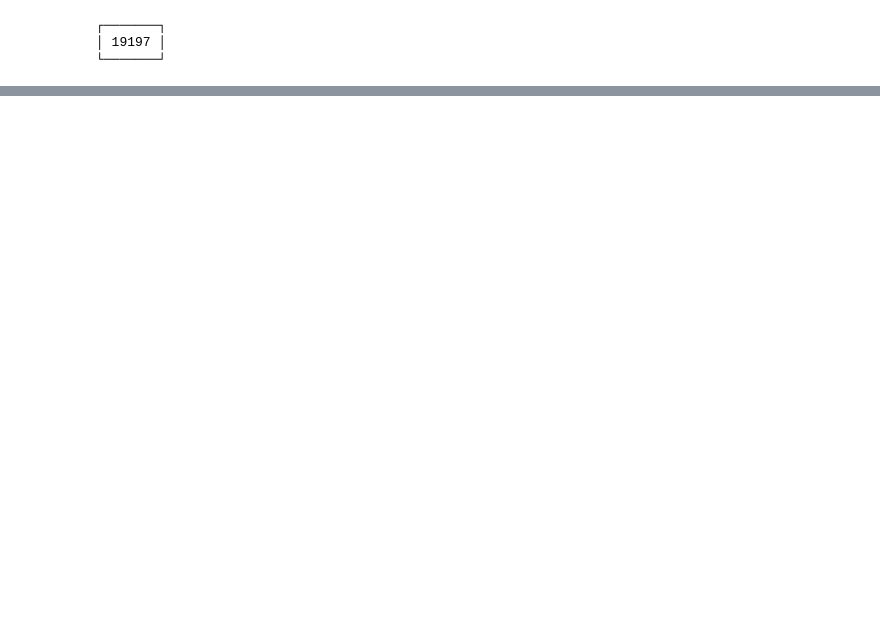
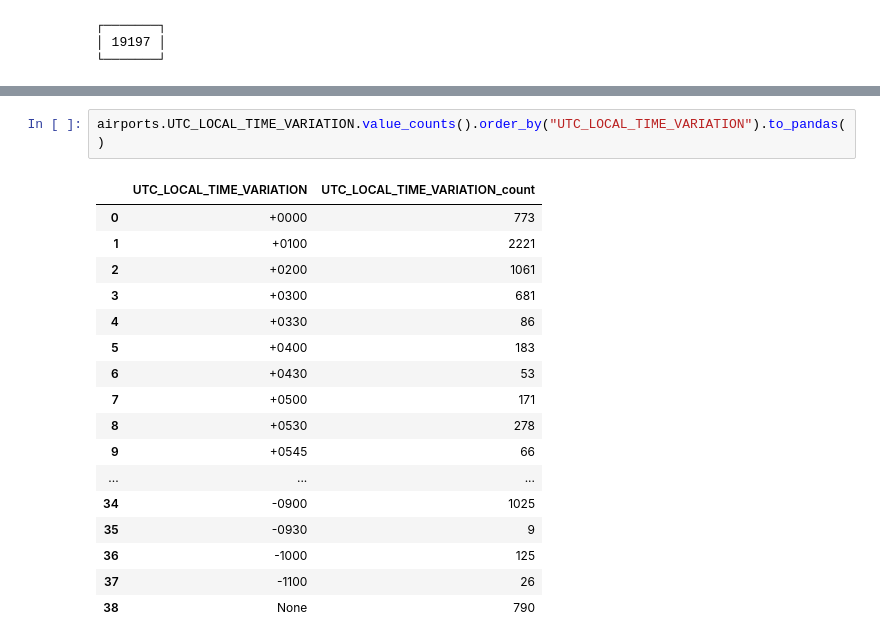
Before and after one commit to chloeh13q/streaming-reference-project, a Jupyter notebook: code/EDA.ipynb, the cells around one changed output, grey strips where cells are left out. Cells and saved outputs as stored; diff of their text form; blank space fills up the shorter version.

```diff
--- a/code/EDA.ipynb
+++ b/code/EDA.ipynb
@@ -300,0 +354,20 @@ airports.count()
+# %%
+airports.UTC_LOCAL_TIME_VARIATION.value_counts().order_by("UTC_LOCAL_TIME_VARIATION").to_pandas()
+# %% [output]
+|  | UTC_LOCAL_TIME_VARIATION | UTC_LOCAL_TIME_VARIATION_count |
+| 0 | +0000 | 773 |
+| 1 | +0100 | 2221 |
+| 2 | +0200 | 1061 |
+| 3 | +0300 | 681 |
+| 4 | +0330 | 86 |
+| 5 | +0400 | 183 |
+| 6 | +0430 | 53 |
+| 7 | +0500 | 171 |
+| 8 | +0530 | 278 |
+| 9 | +0545 | 66 |
+| ... | ... | ... |
+| 34 | -0900 | 1025 |
+| 35 | -0930 | 9 |
+| 36 | -1000 | 125 |
+| 37 | -1100 | 26 |
+| 38 | None | 790 |
```
Also changed, not shown: parts of 12 cells of this notebook.
